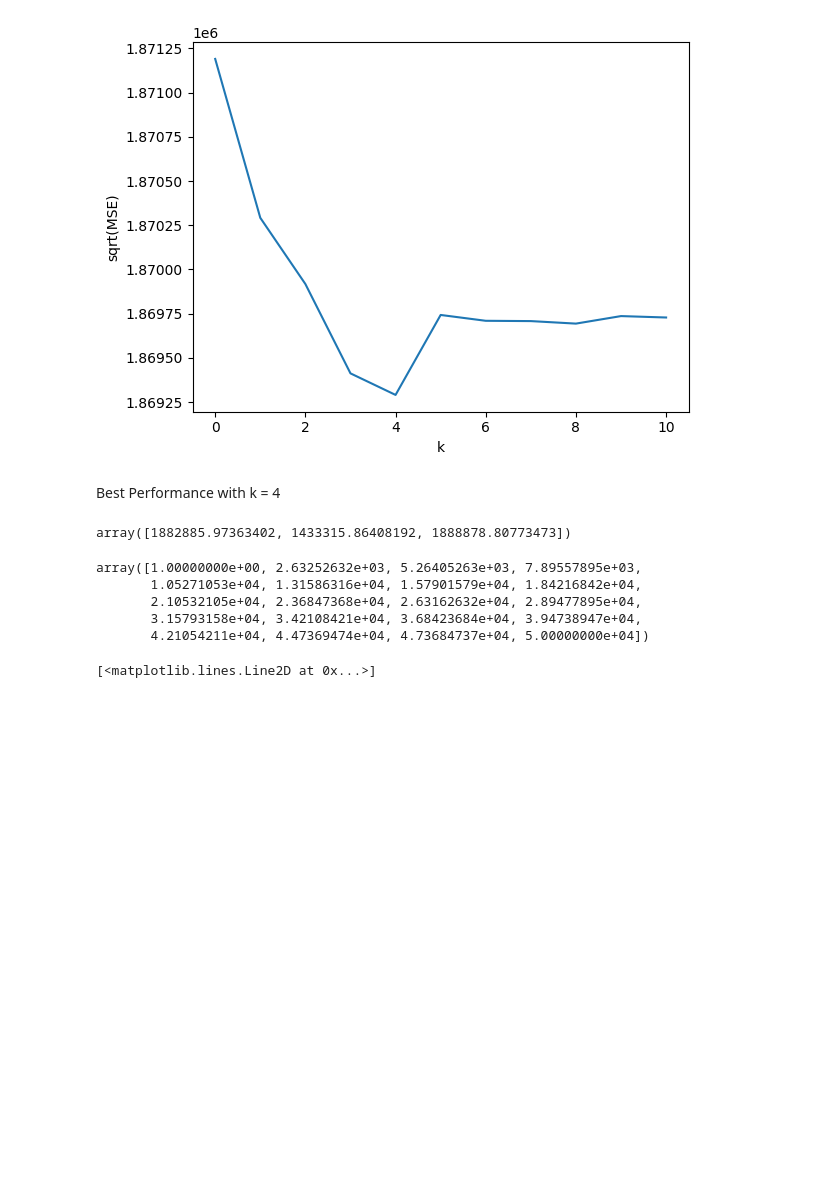
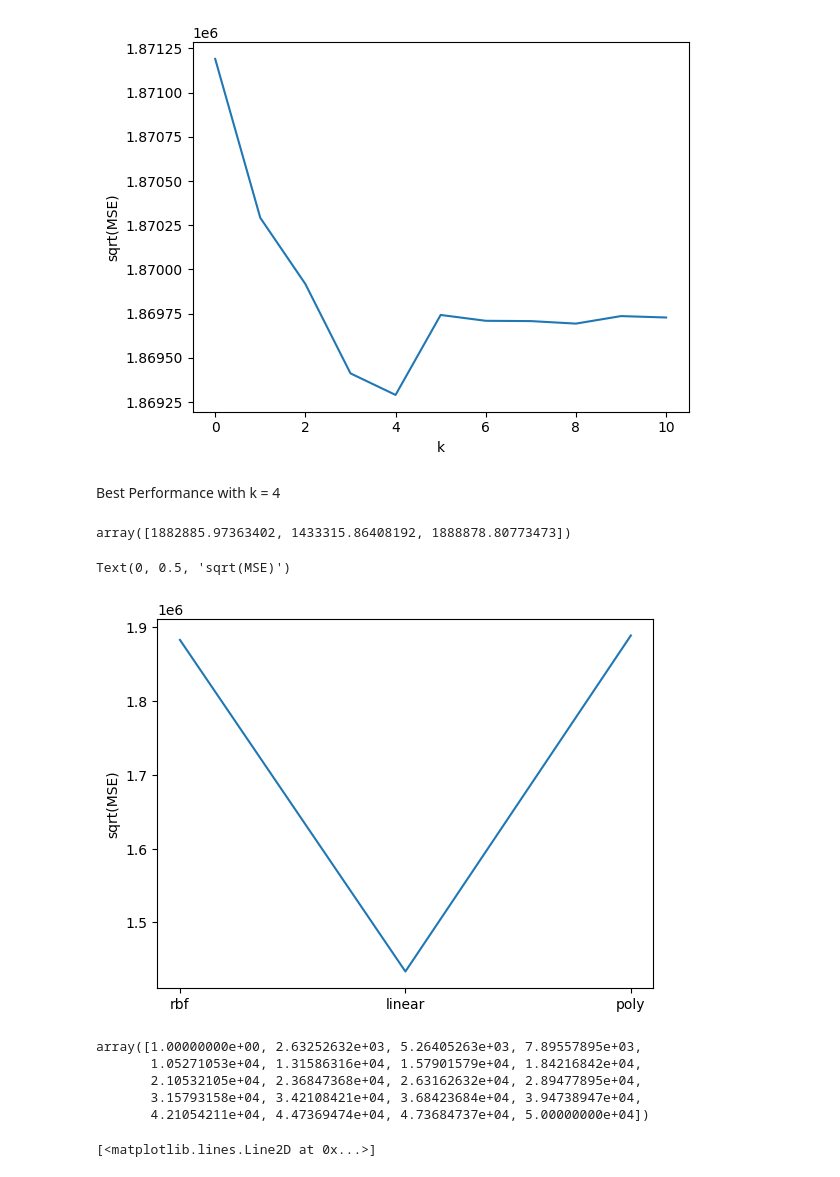
Before and after one commit to swetzel1/introduction_to_ml, a Jupyter notebook: hw4/hw4_p2.ipynb, the cells around one changed output. Drawn from its saved outputs; the diff is of its cells as text; code cells hidden in the pictures; blank space fills up the shorter version.

```diff
--- a/hw4/hw4_p2.ipynb
+++ b/hw4/hw4_p2.ipynb
@@ -229,9 +231,12 @@ rmse #--> linear kernel gives significatly smaller error
 # %% [output]
 array([1882885.97363402, 1433315.86408192, 1888878.80773473])
 # %%
-#kernels = ['rbf', 'linear', 'poly']
-#plt.plot(kernels, smse)
-#plt.ylabel('sqrt(MSE)')
+kernels = ['rbf', 'linear', 'poly']
+plt.plot(kernels, rmse)
+plt.ylabel('sqrt(MSE)')
+# %% [output]
+Text(0, 0.5, 'sqrt(MSE)')
+[figure, added]
 # %%
 cvals = np.linspace(1, 50000, 20)
 cvals
```
Also changed, not shown: parts of 3 cells of this notebook.
